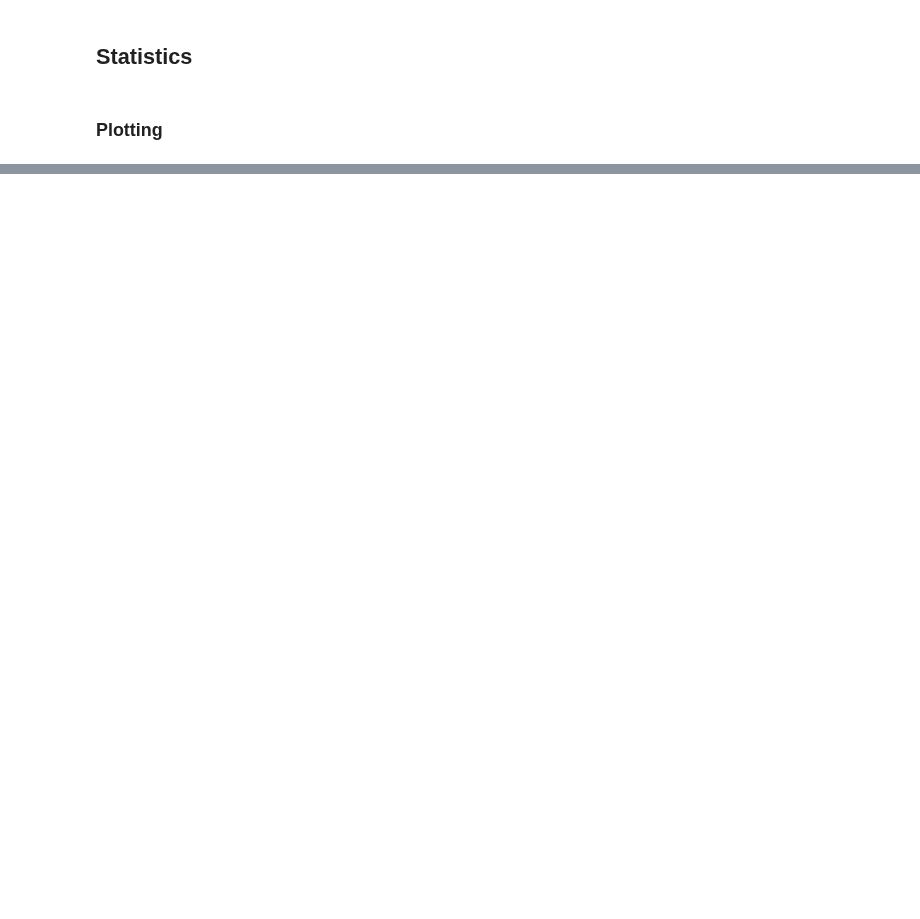
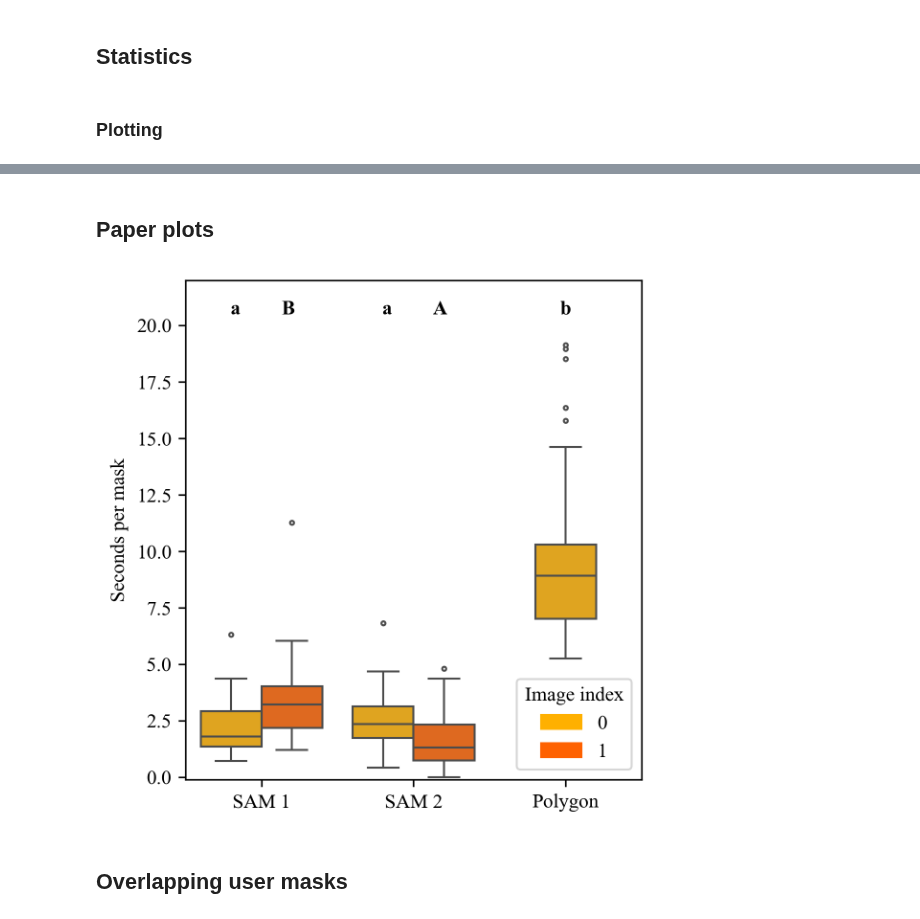
Before and after one commit to DerOehmer/ARAMSAM, a Jupyter notebook: DataVisualization/UserExperiments.ipynb, the cells around one changed output, grey strips where cells are left out. Cells and saved outputs as stored; diff of their text form; code cells hidden in the pictures; blank space fills up the shorter version.

```diff
--- a/DataVisualization/UserExperiments.ipynb
+++ b/DataVisualization/UserExperiments.ipynb
@@ -309,0 +530,50 @@ First Image
+# %% [markdown]
+## Paper plots
+# %%
+ibm_colblind = ["#ffb000", "#fe6100", "#dc267f", "#785ef0", "#648fff"] #https://www.color-hex.com/color-palette/1044488
+def get_s_per_mask_boxplot(df1, df2, xkey, ykey, colour_key=None,):
+    ylim = (-0.1, 22)
+    flierpops = {"marker": ".", "markerfacecolor": "white", "markersize": 4}
+    plt.rcParams["font.family"] = "Times New Roman"
+    palette = sns.color_palette(ibm_colblind)
+    legend_handles = []
+    for i in range(2):
+        legend_handles.append(mpatches.Patch(color=palette[i], label=i))
+
+    plt.figure(dpi=300, figsize=(4, 4))
+
+    ax = sns.boxplot(data=df1, x=xkey, y=ykey, hue=colour_key, palette=palette, legend=False, flierprops=flierpops)
+    ax.set_ylabel("Seconds per mask")
+
+    ax.set_ylim(ylim)
+    offset = 0
+    sign_letters = ["a", "B", "a", "A", "b"]
+    for tick in ax.get_xticks():
+
+        _draw_text(ax, tick - 0.7 * 0.25, 20.5, sign_letters[tick + offset])
+        offset += 1
+        _draw_text(ax, tick + 0.7 * 0.25, 20.5, sign_letters[tick + offset])
+
+    ax = sns.boxplot(data=df2, x=xkey, y=ykey, hue=colour_key, ax=ax, palette=palette, legend=False, width=0.4, flierprops=flierpops)
+    tick = ax.get_xticks()[-1]
+    _draw_text(ax, tick, 20.5, sign_letters[-1])
+
+    ax.legend(handles=legend_handles, loc='lower right').set_title('Image index')
+    ax.set_xlabel("")
+
+    plt.tight_layout()
+
+def _draw_text(ax, x, y, text):
+    if not pd.isna(text):
+        ax.text(x, y, text, horizontalalignment='center', size='medium', color='black', weight='semibold')
+# %%
+df_s_per_mask = df_sample.copy()
+df_s_per_mask["s_per_mask"] = df_s_per_mask["ds_per_mask"] / 10
+df_s_per_mask["first_img"] = df_s_per_mask["first_img"].astype(int).replace({1: 0, 0: 1})
+df_s_per_mask["method"] = df_s_per_mask["method"].replace({"sam1": "SAM 1", "sam2": "SAM 2", "polygon": "Polygon"})
+
+get_s_per_mask_boxplot(df_s_per_mask.loc[df_s_per_mask["method"]!="Polygon"], df_s_per_mask.loc[df_s_per_mask["method"]=="Polygon"], xkey="method", ykey="s_per_mask", colour_key="first_img")
+# %% [output]
+[figure, added]
+# %% [markdown]
+## Overlapping user masks
```
Also changed, not shown: parts of 9 cells of this notebook, 24 other files.
